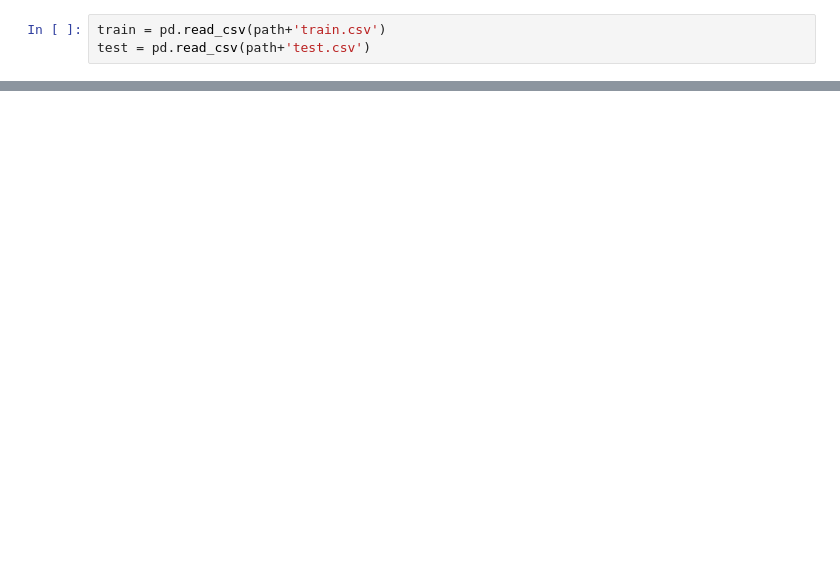
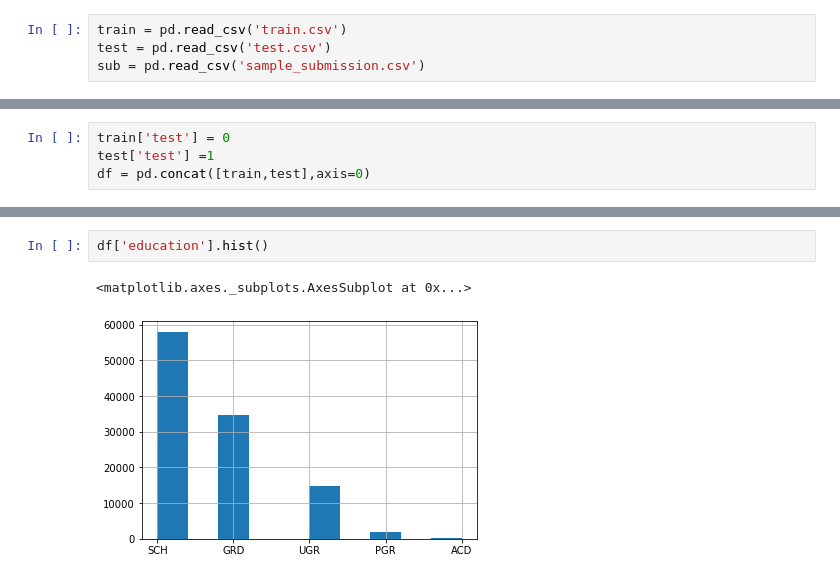
Before and after one commit to vetak8/skillfactory, a Jupyter notebook: module_5/vetak8_Bank credit scoring.ipynb, the cells around one changed output, grey strips where cells are left out. Drawn from its saved outputs; the diff is of its cells as text; blank space fills up the shorter version.

```diff
--- a/module_5/vetak8_Bank credit scoring.ipynb
+++ b/module_5/vetak8_Bank credit scoring.ipynb
@@ -22,5 +18,6 @@ from sklearn.model_selection import GridSearchCV
 from sklearn.metrics import confusion_matrix
 from sklearn.metrics import auc, roc_auc_score, roc_curve
 # %%
-train = pd.read_csv(path+'train.csv')
-test = pd.read_csv(path+'test.csv')
+train = pd.read_csv('train.csv')
+test = pd.read_csv('test.csv')
+sub = pd.read_csv('sample_submission.csv')
@@ -26,0 +58,4 @@ test = pd.read_csv(path+'test.csv')
+# %%
+train['test'] = 0
+test['test'] =1
+df = pd.concat([train,test],axis=0)
@@ -26,0 +137,5 @@ test = pd.read_csv(path+'test.csv')
+# %%
+df['education'].hist()
+# %% [output]
+<matplotlib.axes._subplots.AxesSubplot at 0x...>
+[figure, added]
```
Also changed, not shown: parts of 35 cells of this notebook, 4 other files.
